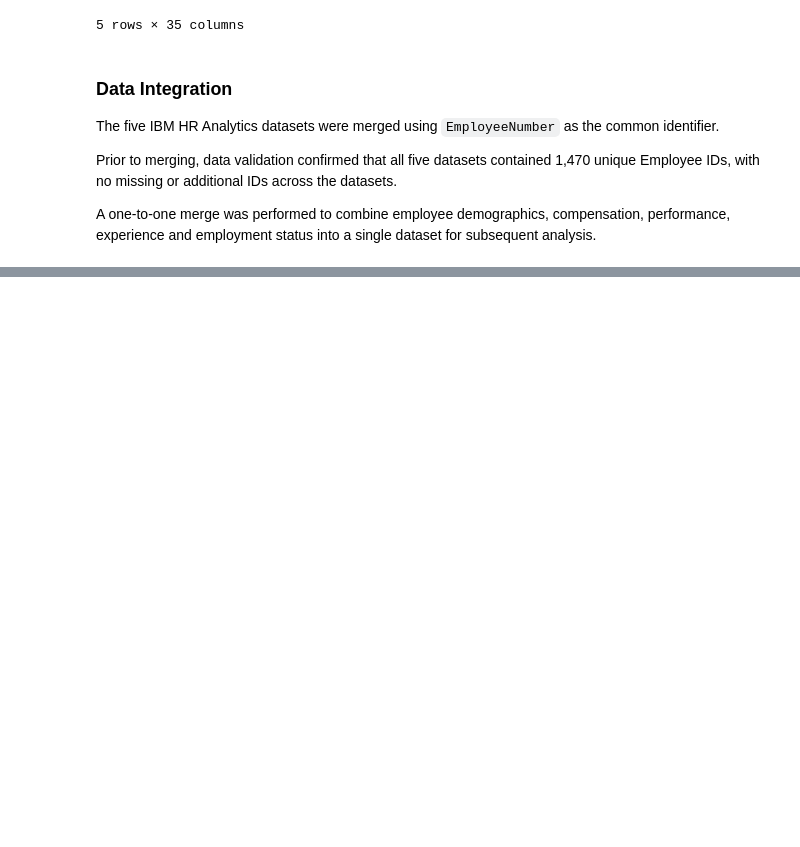
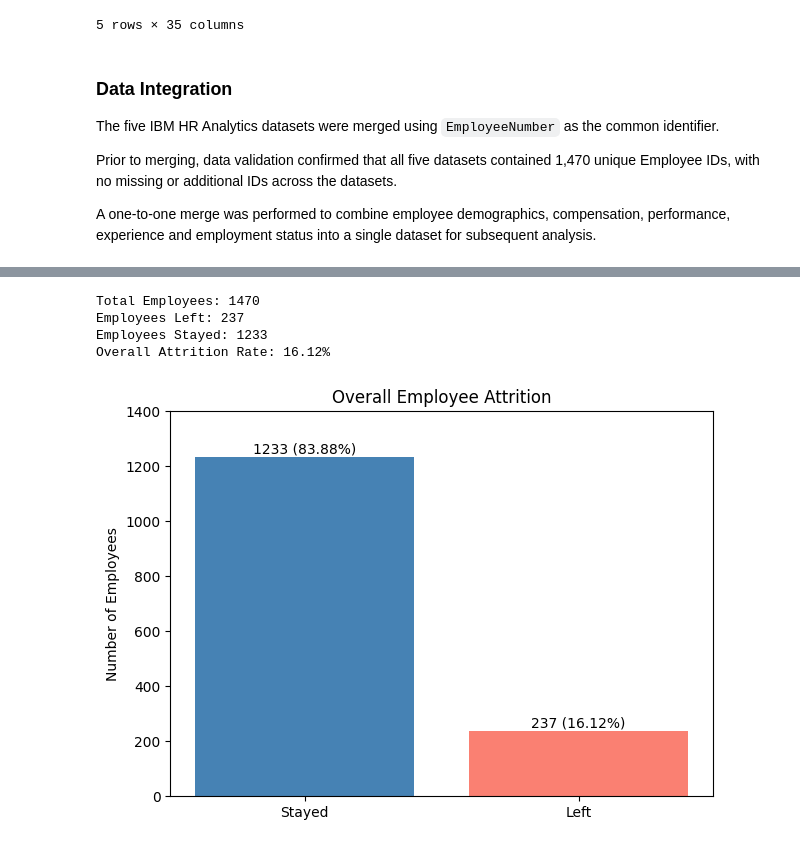
Before and after one commit to junelwc6-source/IBM-HR-Attrition-Analytics, a Jupyter notebook: IBM_HR_Attrition_Capstone.ipynb, the cells around one changed output, grey strips where cells are left out. Cells and saved outputs as stored; diff of their text form; code cells hidden in the pictures; blank space fills up the shorter version.

```diff
--- a/IBM_HR_Attrition_Capstone.ipynb
+++ b/IBM_HR_Attrition_Capstone.ipynb
@@ -656,0 +263,56 @@ The findings indicate that workload management and employee well-being may be ar
+# %%
+
+# Calculate overall employee attrition
+
+total_employees = len(df)
+employees_left = (df["Attrition"] == "Yes").sum()
+employees_stayed = (df["Attrition"] == "No").sum()
+
+overall_attrition_rate = (
+    employees_left / total_employees * 100
+)
+
+print("Total Employees:", total_employees)
+print("Employees Left:", employees_left)
+print("Employees Stayed:", employees_stayed)
+print(f"Overall Attrition Rate: {overall_attrition_rate:.2f}%")
+# %% [output]
+Total Employees: 1470
+Employees Left: 237
+Employees Stayed: 1233
+Overall Attrition Rate: 16.12%
+# %%
+
+# Visualise overall employee attrition
+
+import matplotlib.pyplot as plt
+
+attrition_counts = [employees_stayed, employees_left]
+labels = ["Stayed", "Left"]
+
+plt.figure(figsize=(7, 5))
+
+bars = plt.bar(
+    labels,
+    attrition_counts,
+    color=["steelblue", "salmon"]
+)
+
+# Add employee counts and percentages
+for bar, count in zip(bars, attrition_counts):
+    percentage = count / total_employees * 100
+
+    plt.text(
+        bar.get_x() + bar.get_width() / 2,
+        bar.get_height() + 15,
+        f"{count} ({percentage:.2f}%)",
+        ha="center"
+    )
+
+plt.title("Overall Employee Attrition")
+plt.ylabel("Number of Employees")
+plt.ylim(0, 1400)
+
+plt.show()
+# %% [output]
+[figure, added]
```
Also changed, not shown: parts of 46 cells of this notebook.
